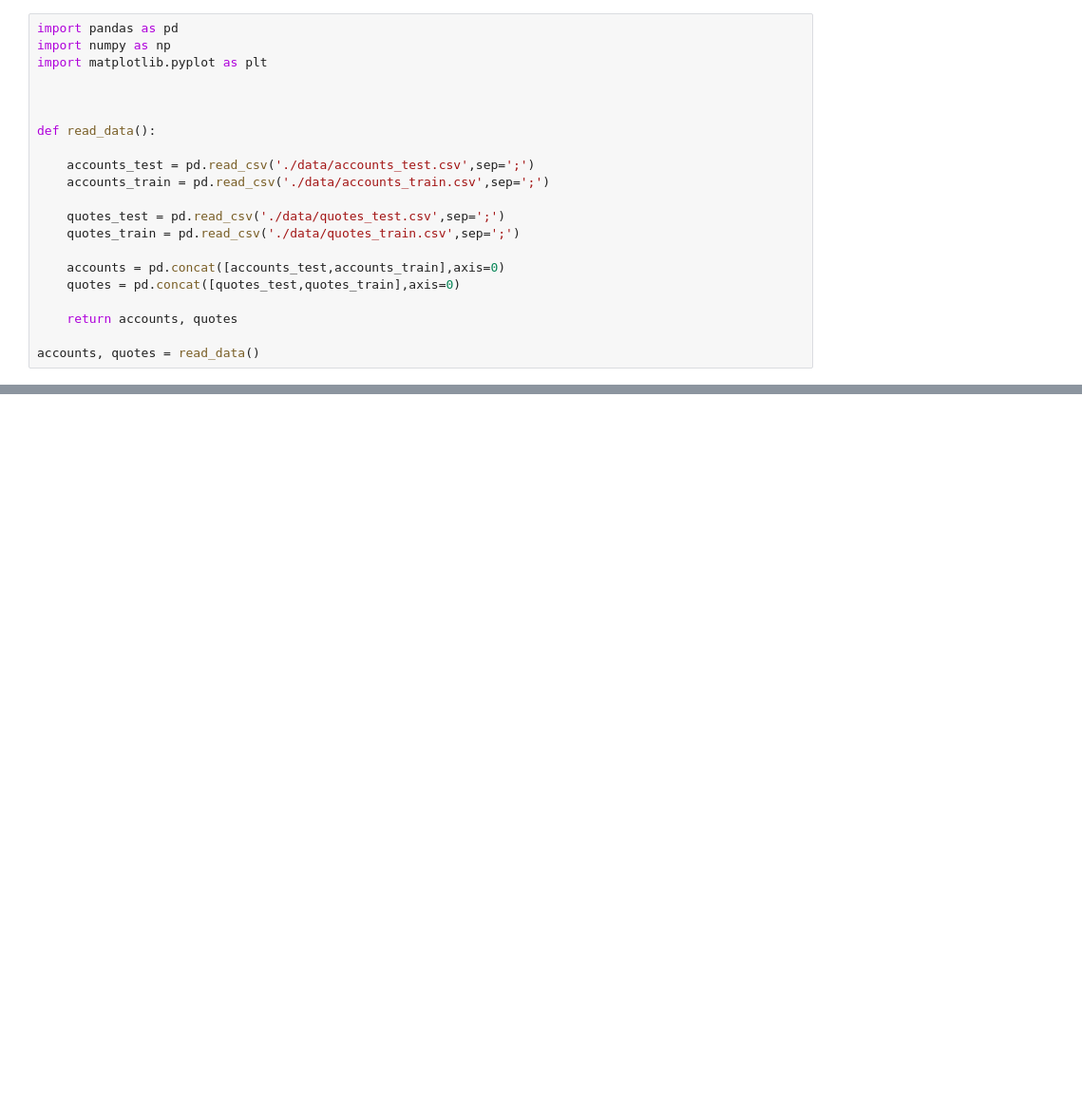
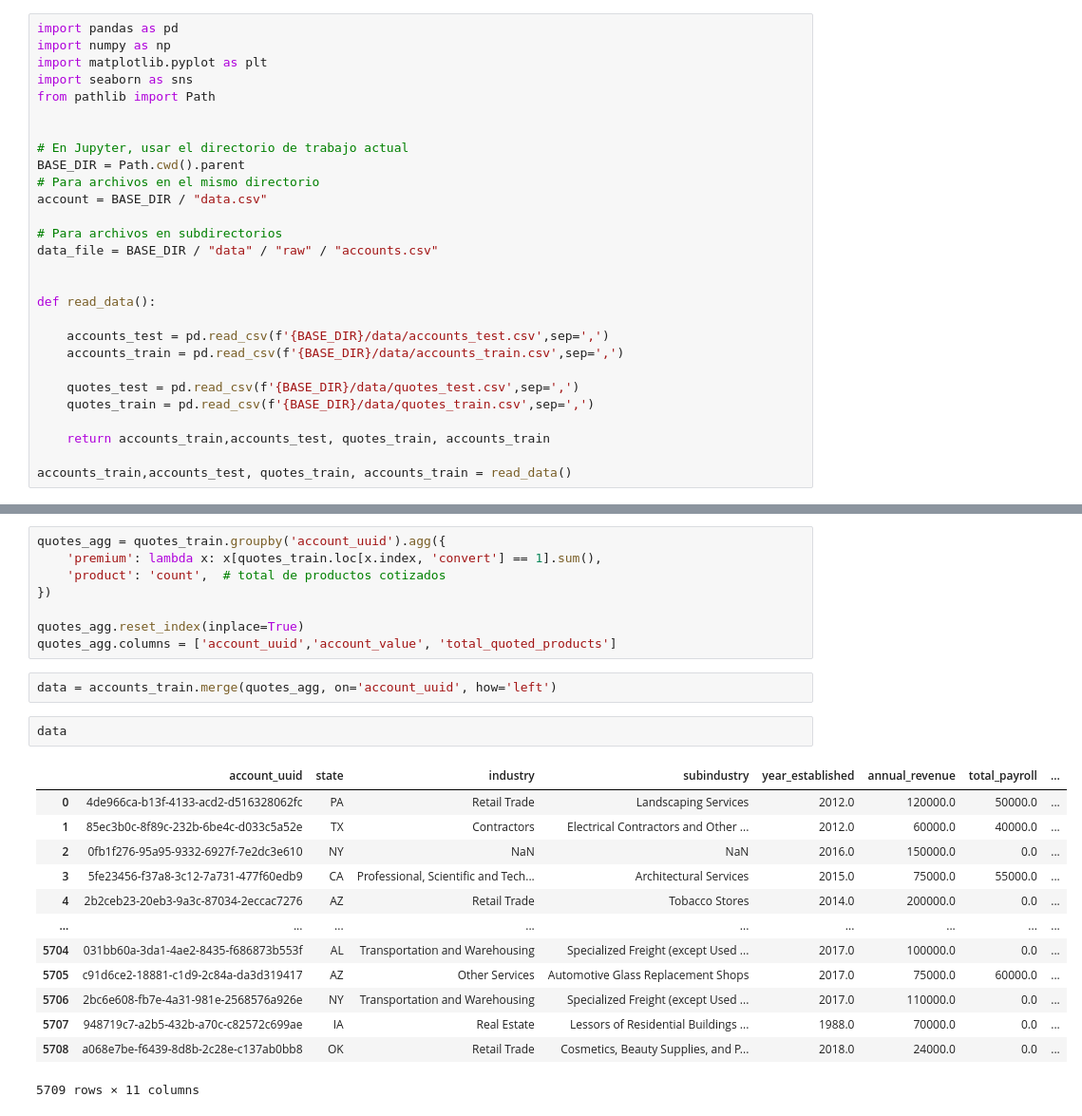
Before and after one commit to yuttokb2/coverwallet-challenge, a Jupyter notebook: notebooks/1_eda.ipynb, the cells around one changed output, grey strips where cells are left out. Shown: that part at 95% size. Drawn from its saved outputs; the diff is of its cells as text; blank space fills up the shorter version.

```diff
--- a/notebooks/1_eda.ipynb
+++ b/notebooks/1_eda.ipynb
@@ -2,20 +2,27 @@
 import pandas as pd
 import numpy as np
 import matplotlib.pyplot as plt
+import seaborn as sns
+from pathlib import Path
 
+
+# En Jupyter, usar el directorio de trabajo actual
+BASE_DIR = Path.cwd().parent
+# Para archivos en el mismo directorio
+account = BASE_DIR / "data.csv"
+
+# Para archivos en subdirectorios
+data_file = BASE_DIR / "data" / "raw" / "accounts.csv"
 
 
 def read_data():
 
-    accounts_test = pd.read_csv('./data/accounts_test.csv',sep=';')
-    accounts_train = pd.read_csv('./data/accounts_train.csv',sep=';')
+    accounts_test = pd.read_csv(f'{BASE_DIR}/data/accounts_test.csv',sep=',')
+    accounts_train = pd.read_csv(f'{BASE_DIR}/data/accounts_train.csv',sep=',')
 
-    quotes_test = pd.read_csv('./data/quotes_test.csv',sep=';')
-    quotes_train = pd.read_csv('./data/quotes_train.csv',sep=';')
+    quotes_test = pd.read_csv(f'{BASE_DIR}/data/quotes_test.csv',sep=',')
+    quotes_train = pd.read_csv(f'{BASE_DIR}/data/quotes_train.csv',sep=',')
 
-    accounts = pd.concat([accounts_test,accounts_train],axis=0)
-    quotes = pd.concat([quotes_test,quotes_train],axis=0)
+    return accounts_train,accounts_test, quotes_train, accounts_train
 
-    return accounts, quotes
-
-accounts, quotes = read_data()
+accounts_train,accounts_test, quotes_train, accounts_train = read_data()
@@ -28,0 +48,26 @@ print(sys.executable)
+# %%
+quotes_agg = quotes_train.groupby('account_uuid').agg({
+    'premium': lambda x: x[quotes_train.loc[x.index, 'convert'] == 1].sum(),
+    'product': 'count',  # total de productos cotizados
+})
+
+quotes_agg.reset_index(inplace=True)
+quotes_agg.columns = ['account_uuid','account_value', 'total_quoted_products']
+# %%
+data = accounts_train.merge(quotes_agg, on='account_uuid', how='left')
+# %%
+data
+# %% [output]
+|  | account_uuid | state | industry | subindustry | year_established | annual_revenue | total_payroll | ... |
+| 0 | 4de966ca-b13f-4133-acd2-d516328062fc | PA | Retail Trade | Landscaping Services | 2012.0 | 120000.0 | 50000.0 | ... |
+| 1 | 85ec3b0c-8f89c-232b-6be4c-d033c5a52e | TX | Contractors | Electrical Contractors and Other ... | 2012.0 | 60000.0 | 40000.0 | ... |
+| 2 | 0fb1f276-95a95-9332-6927f-7e2dc3e610 | NY | NaN | NaN | 2016.0 | 150000.0 | 0.0 | ... |
+| 3 | 5fe23456-f37a8-3c12-7a731-477f60edb9 | CA | Professional, Scientific and Tech... | Architectural Services | 2015.0 | 75000.0 | 55000.0 | ... |
+| 4 | 2b2ceb23-20eb3-9a3c-87034-2eccac7276 | AZ | Retail Trade | Tobacco Stores | 2014.0 | 200000.0 | 0.0 | ... |
+| ... | ... | ... | ... | ... | ... | ... | ... | ... |
+| 5704 | 031bb60a-3da1-4ae2-8435-f686873b553f | AL | Transportation and Warehousing | Specialized Freight (except Used ... | 2017.0 | 100000.0 | 0.0 | ... |
+| 5705 | c91d6ce2-18881-c1d9-2c84a-da3d319417 | AZ | Other Services | Automotive Glass Replacement Shops | 2017.0 | 75000.0 | 60000.0 | ... |
+| 5706 | 2bc6e608-fb7e-4a31-981e-2568576a926e | NY | Transportation and Warehousing | Specialized Freight (except Used ... | 2017.0 | 110000.0 | 0.0 | ... |
+| 5707 | 948719c7-a2b5-432b-a70c-c82572c699ae | IA | Real Estate | Lessors of Residential Buildings ... | 1988.0 | 70000.0 | 0.0 | ... |
+| 5708 | a068e7be-f6439-8d8b-2c28e-c137ab0bb8 | OK | Retail Trade | Cosmetics, Beauty Supplies, and P... | 2018.0 | 24000.0 | 0.0 | ... |
+5709 rows × 11 columns
```
Also changed, not shown: parts of 15 cells of this notebook, 41 other files.
